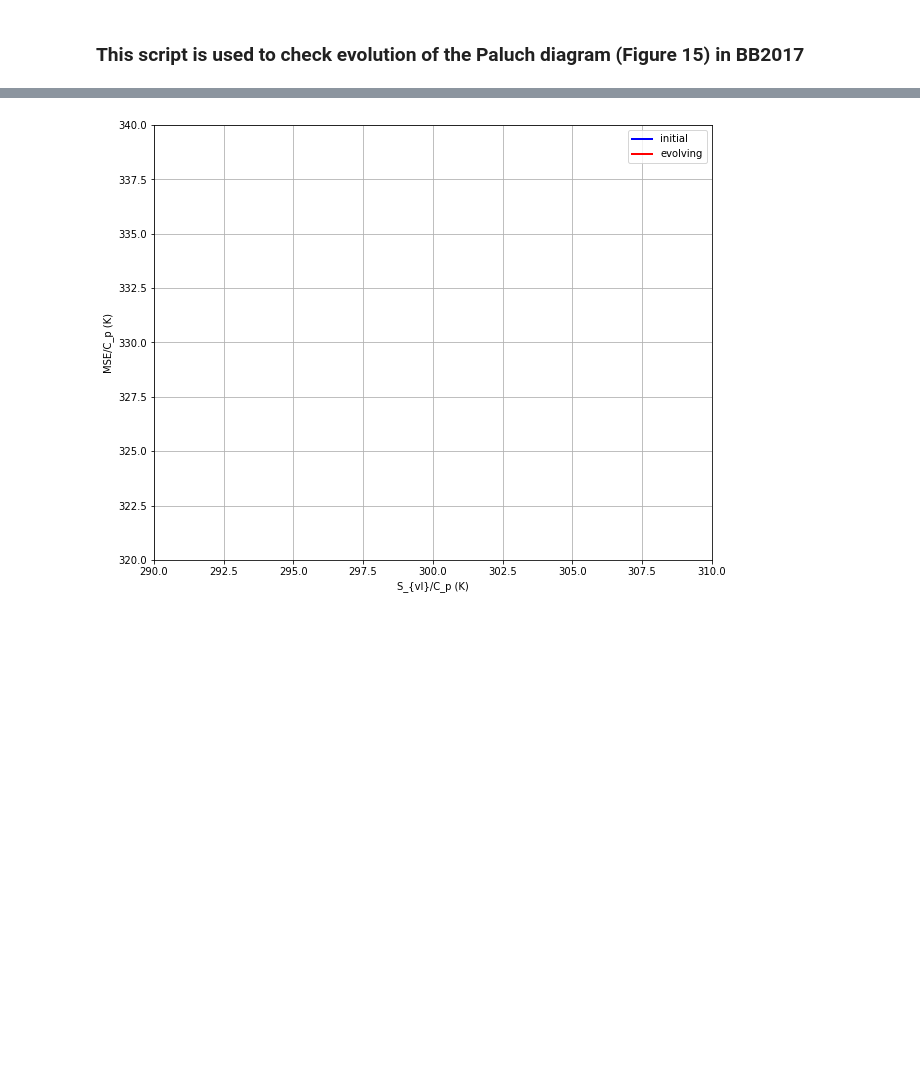
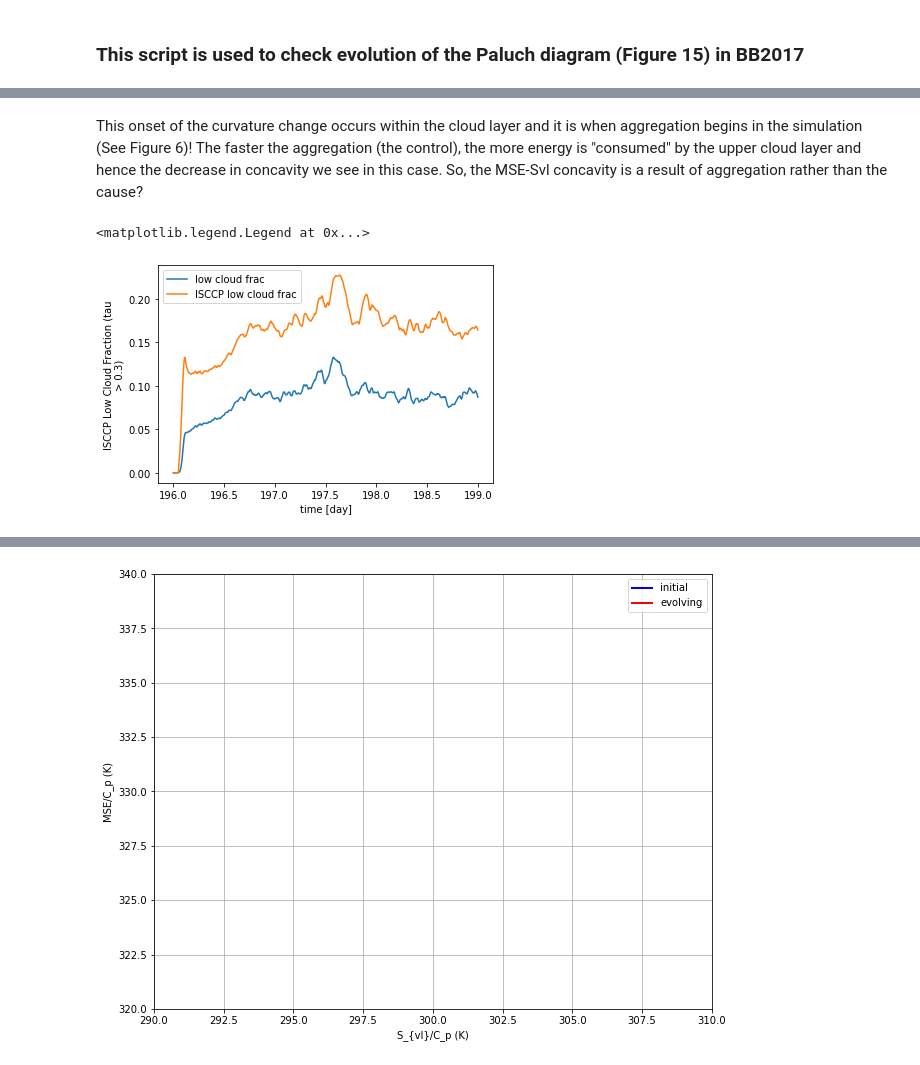
Before and after one commit to xychen-ocn/BB2017_analysis, a Jupyter notebook: examine_BB2017_MSE_Svl_Paluch_diagram.ipynb, the cells around one changed output, grey strips where cells are left out. Drawn from its saved outputs; the diff is of its cells as text; code cells hidden in the pictures; blank space fills up the shorter version.

```diff
--- a/examine_BB2017_MSE_Svl_Paluch_diagram.ipynb
+++ b/examine_BB2017_MSE_Svl_Paluch_diagram.ipynb
@@ -170,0 +145,10 @@ The code block below generates movies to show the evolution:
+# %% [markdown]
+This onset of the curvature change occurs within the cloud layer and it is when aggregation begins in the simulation (See Figure 6)! The faster the aggregation (the control), the more energy is "consumed" by the upper cloud layer and hence the decrease in concavity we see in this case. So, the MSE-Svl concavity is a result of aggregation rather than the cause?
+# %%
+# try looking at cloud fraction:
+ds_stat.CLDLOW.plot(label='low cloud frac')
+ds_stat.ISCCPLOW.plot(label='ISCCP low cloud frac')
+plt.legend()
+# %% [output]
+<matplotlib.legend.Legend at 0x...>
+[figure, added]
```
Also changed, not shown: parts of 26 cells of this notebook, 1 other file.
